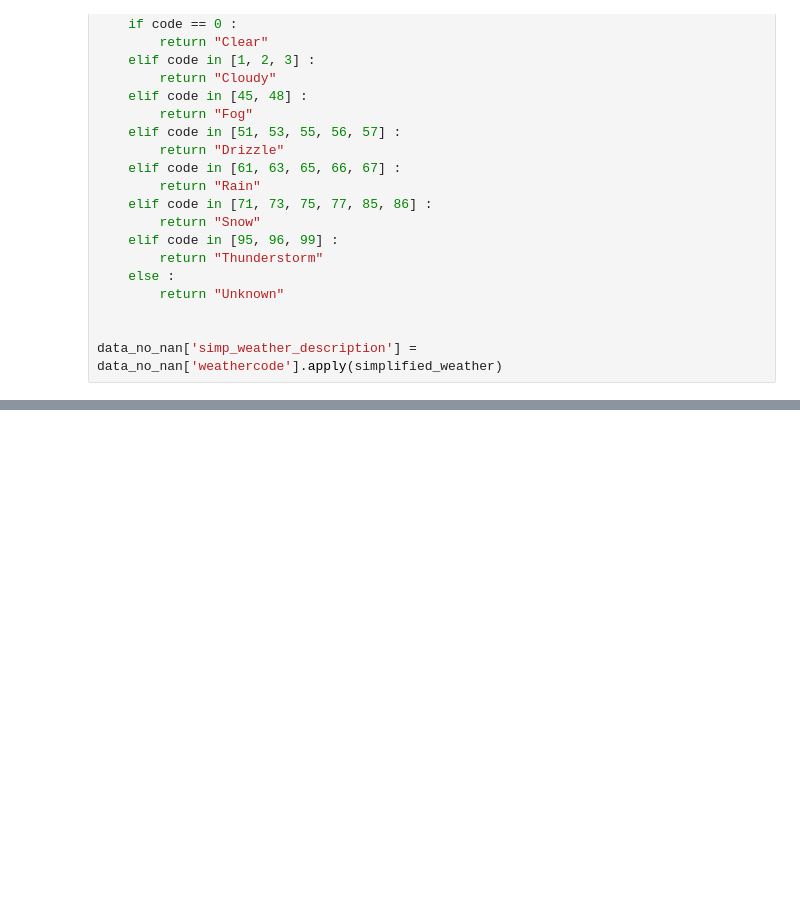
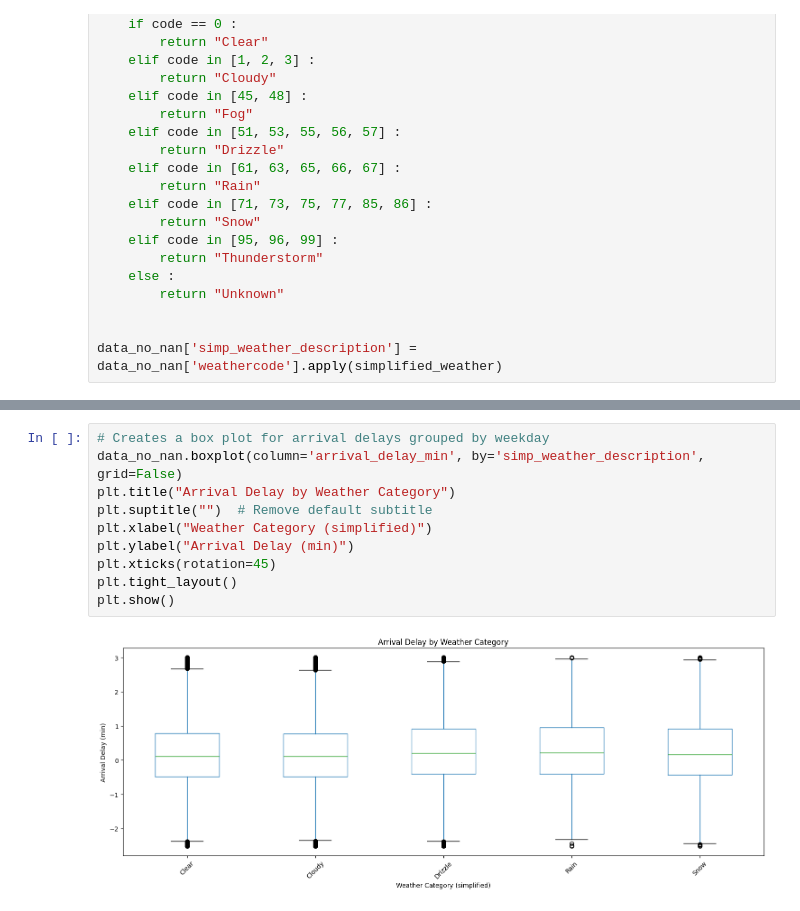
Before and after one commit to Bettomatt/CIP_FS25_211, a Jupyter notebook: scripts/visualizations_part3.ipynb, the cells around one changed output, grey strips where cells are left out. Cells and saved outputs as stored; diff of their text form; blank space fills up the shorter version.

```diff
--- a/scripts/visualizations_part3.ipynb
+++ b/scripts/visualizations_part3.ipynb
@@ -178,0 +195,12 @@ plt.show()
+# %%
+# Creates a box plot for arrival delays grouped by weekday
+data_no_nan.boxplot(column='arrival_delay_min', by='simp_weather_description', grid=False)
+plt.title("Arrival Delay by Weather Category")
+plt.suptitle("")  # Remove default subtitle
+plt.xlabel("Weather Category (simplified)")
+plt.ylabel("Arrival Delay (min)")
+plt.xticks(rotation=45)
+plt.tight_layout()
+plt.show()
+# %% [output]
+[figure, added]
```
Also changed, not shown: parts of 3 cells of this notebook, 1 other file.
